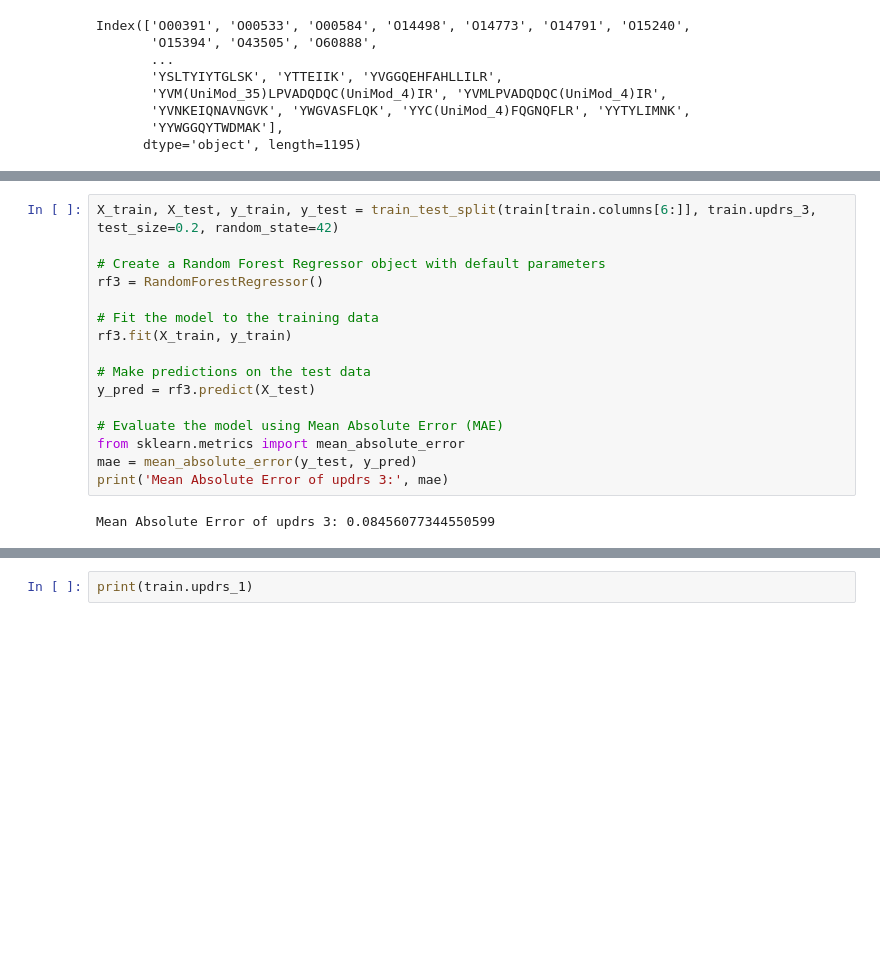
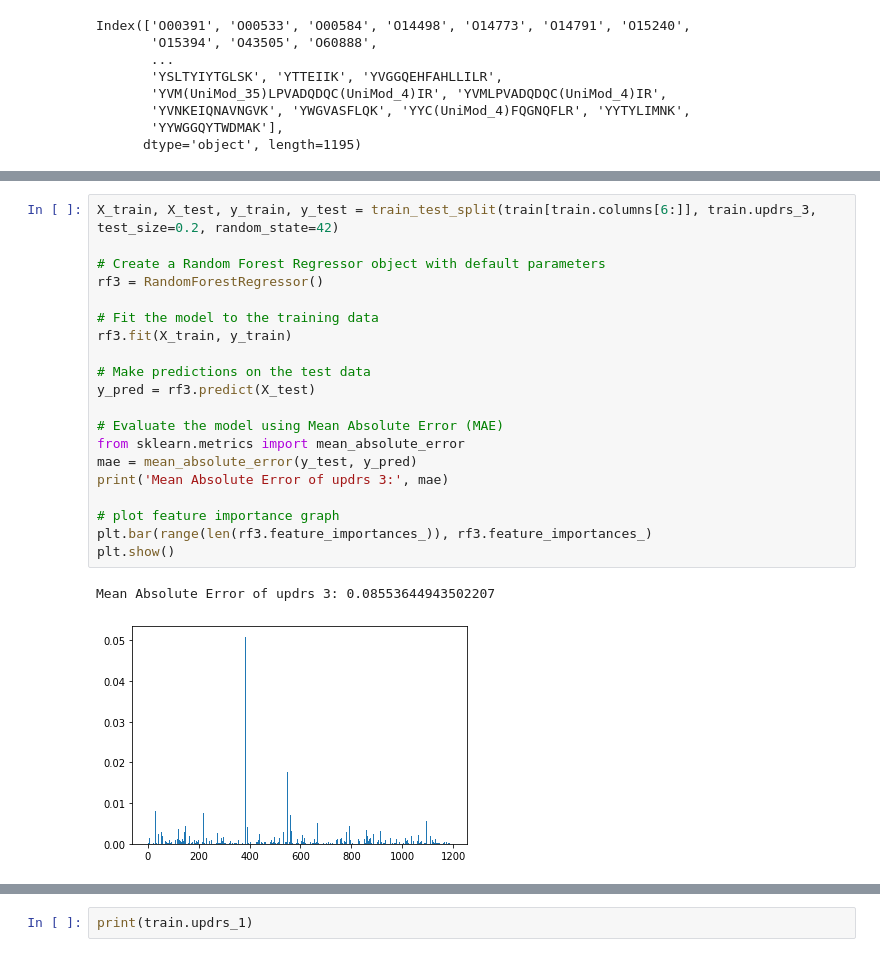
Before and after one commit to carloscastmar/Parkinson-s-Disease-Progression-Prediction, a Jupyter notebook: eda.ipynb, the cells around one changed output, grey strips where cells are left out. Cells and saved outputs as stored; diff of their text form; blank space fills up the shorter version.

```diff
--- a/eda.ipynb
+++ b/eda.ipynb
@@ -315,21 +328,26 @@ Mean Absolute Error of updrs 2: 0.0725847150777839
 # %%
 X_train, X_test, y_train, y_test = train_test_split(train[train.columns[6:]], train.updrs_3, test_size=0.2, random_state=42)
 
 # Create a Random Forest Regressor object with default parameters
 rf3 = RandomForestRegressor()
 
 # Fit the model to the training data
 rf3.fit(X_train, y_train)
 
 # Make predictions on the test data
 y_pred = rf3.predict(X_test)
 
 # Evaluate the model using Mean Absolute Error (MAE)
 from sklearn.metrics import mean_absolute_error
 mae = mean_absolute_error(y_test, y_pred)
 print('Mean Absolute Error of updrs 3:', mae)
+
+# plot feature importance graph
+plt.bar(range(len(rf3.feature_importances_)), rf3.feature_importances_)
+plt.show()
 # %% [output]
-Mean Absolute Error of updrs 3: 0.08456077344550599
+Mean Absolute Error of updrs 3: 0.08553644943502207
+[figure, added]
 # %%
 X_train, X_test, y_train, y_test = train_test_split(train[train.columns[6:]], train.updrs_4, test_size=0.2, random_state=42)
 
```
Also changed, not shown: parts of 4 cells of this notebook, 2 other files.
